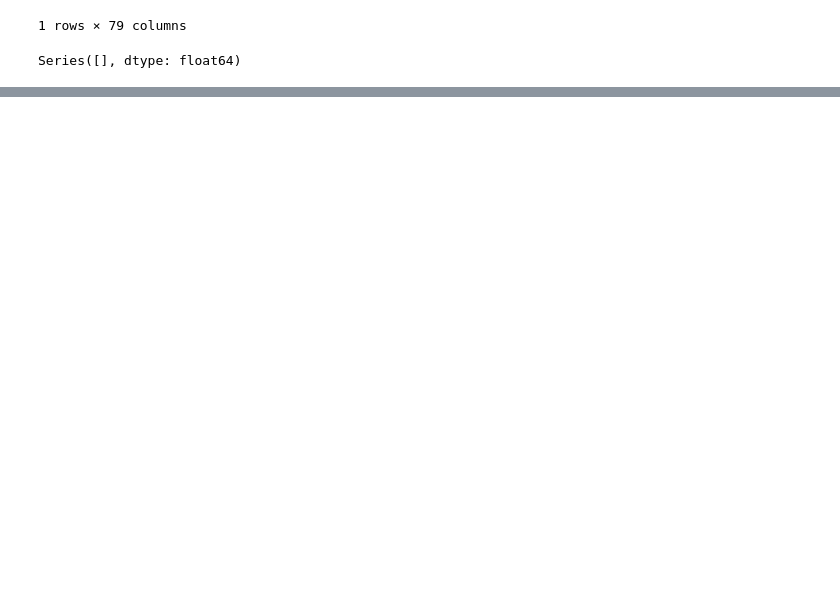
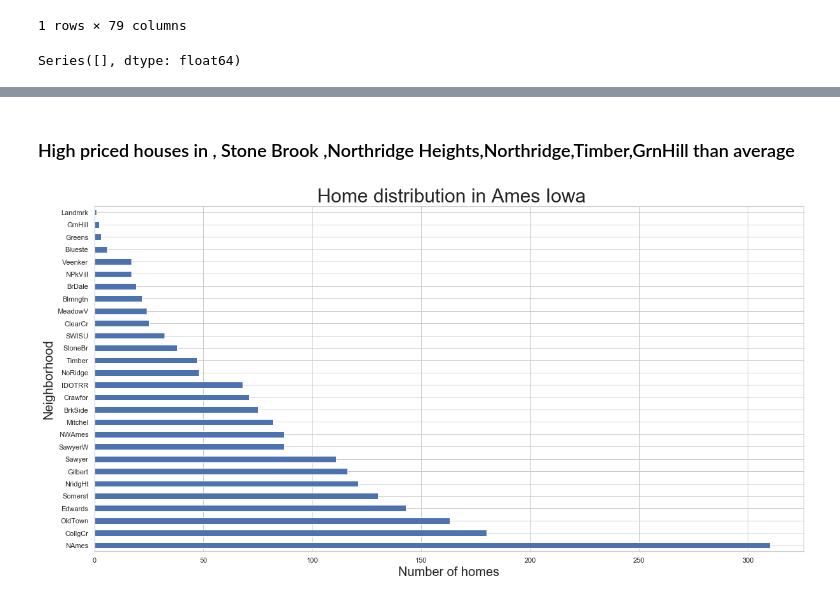
Before and after one commit to meghazavar/predict-_home_prices_regression, a Jupyter notebook: code/02 -EDA.ipynb, the cells around one changed output, grey strips where cells are left out. Drawn from its saved outputs; the diff is of its cells as text; code cells hidden in the pictures; blank space fills up the shorter version.

```diff
--- a/code/02 -EDA.ipynb
+++ b/code/02 -EDA.ipynb
@@ -25,0 +44,9 @@ sns.heatmap(apps_core, vmin=-1,vmax=1,cmap='coolwarm',annot=True)
+# %% [markdown]
+### High priced  houses in , Stone Brook ,Northridge Heights,Northridge,Timber,GrnHill than average
+# %%
+train_cleaned_df['Neighborhood'].value_counts().head(30).plot(kind='barh', figsize=(20,10),sort_columns=False)
+plt.xlabel('Number of homes' ,fontsize=20)
+plt.ylabel('Neighborhood' ,fontsize=20)
+plt.title(" Home distribution in Ames Iowa", fontsize=30);
+# %% [output]
+[figure, added]
```
Also changed, not shown: parts of 26 cells of this notebook, 6 other files.
